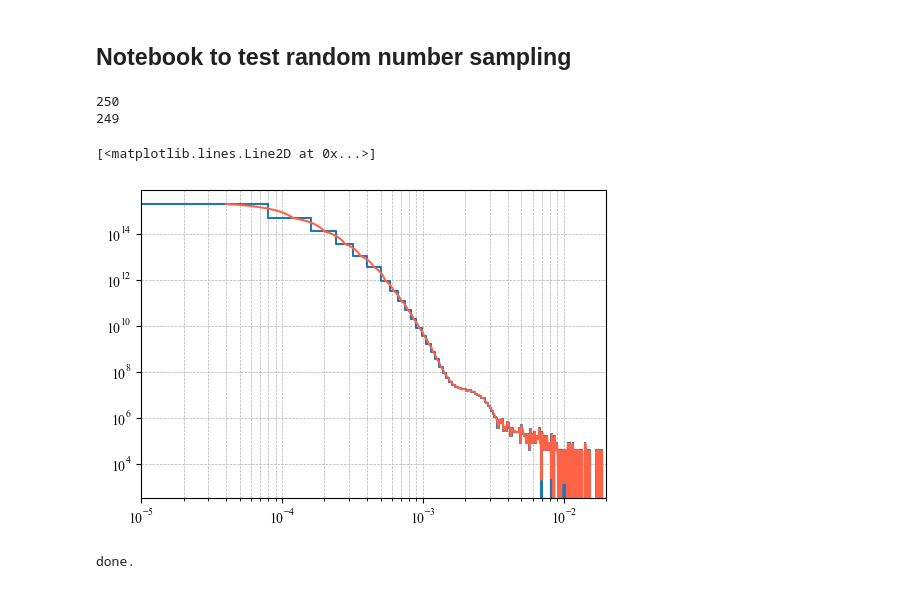
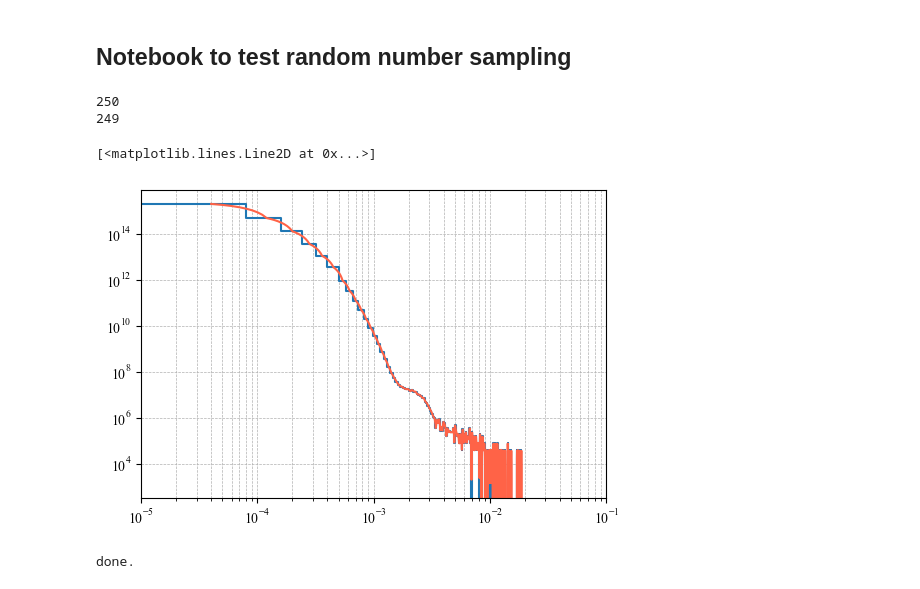
Before and after one commit to spice-herald/DarkLim, a Jupyter notebook: examples/sampling_test.ipynb, the cells around one changed output. Cells and saved outputs as stored; diff of their text form; code cells hidden in the pictures.

```diff
--- a/examples/sampling_test.ipynb
+++ b/examples/sampling_test.ipynb
@@ -51,35 +51,35 @@ si_mass_kg = 0.2329e-3
 
 run57 = np.loadtxt('combined_spectra.txt')
 bw = run57[1,0]-run57[0,0]
 edges = np.append(run57[:,0]-bw/2,run57[-1,0]+bw/2)
 edges[0] = 0.
 print( len(edges) )
 print( len(run57[:,1]) )
 
 fig, ax = plt.subplots(1,figsize=(6,4))
 h = Hist1d.from_histogram(run57[:,1]*si_mass_kg,edges)
 h.plot()
 
-ax.set_xlim(0.1e-4,2e-2)
+ax.set_xlim(0.1e-4,1e-1)
 ax.set_xscale('log')
 ax.set_yscale('log')
 
 #randos = h.get_random(size=100000)
 #hr = h.similar_blank_histogram()
 #hr.add(randos)
 #hr.plot()
 ax.grid(lw=0.5,ls='--',which='both')
 
 # make interpolation function to use as well:
 lee_func = interpolate.interp1d(h.bin_centers,h.histogram,bounds_error=False,fill_value=0)
 e_low, e_high = h.bin_centers[0], 100e-3
 en_interp = np.linspace(e_low,e_high, num=10000)
 plt.plot(en_interp,lee_func(en_interp),color='tomato')
 # %% [output]
 250
 249
 [<matplotlib.lines.Line2D at 0x...>]
-[figure, old version]
+[figure, new version]
 # %%
 # diagnostic plot: rate above threshold in single device
 
```
Also changed, not shown: parts of 1 cell of this notebook, 1 other file.
